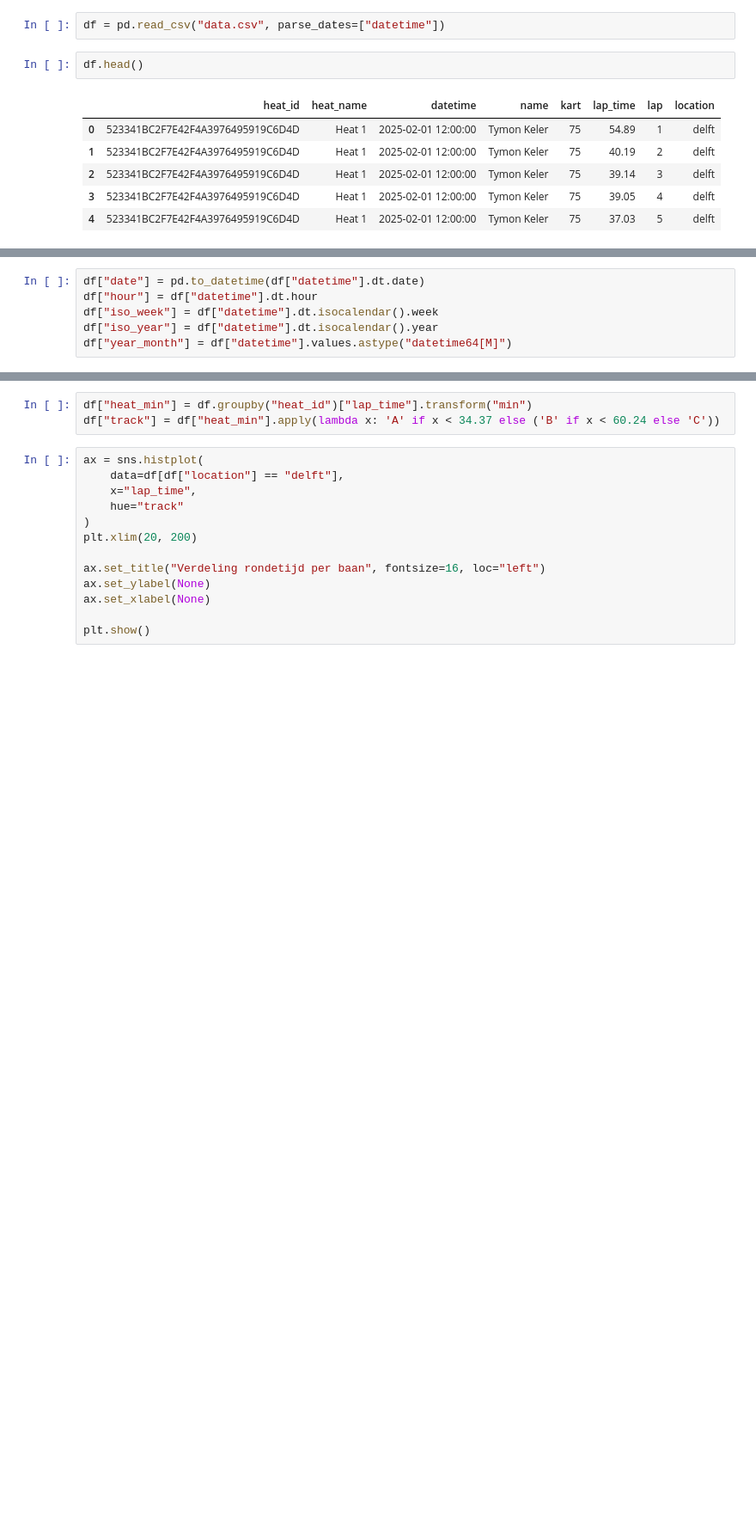
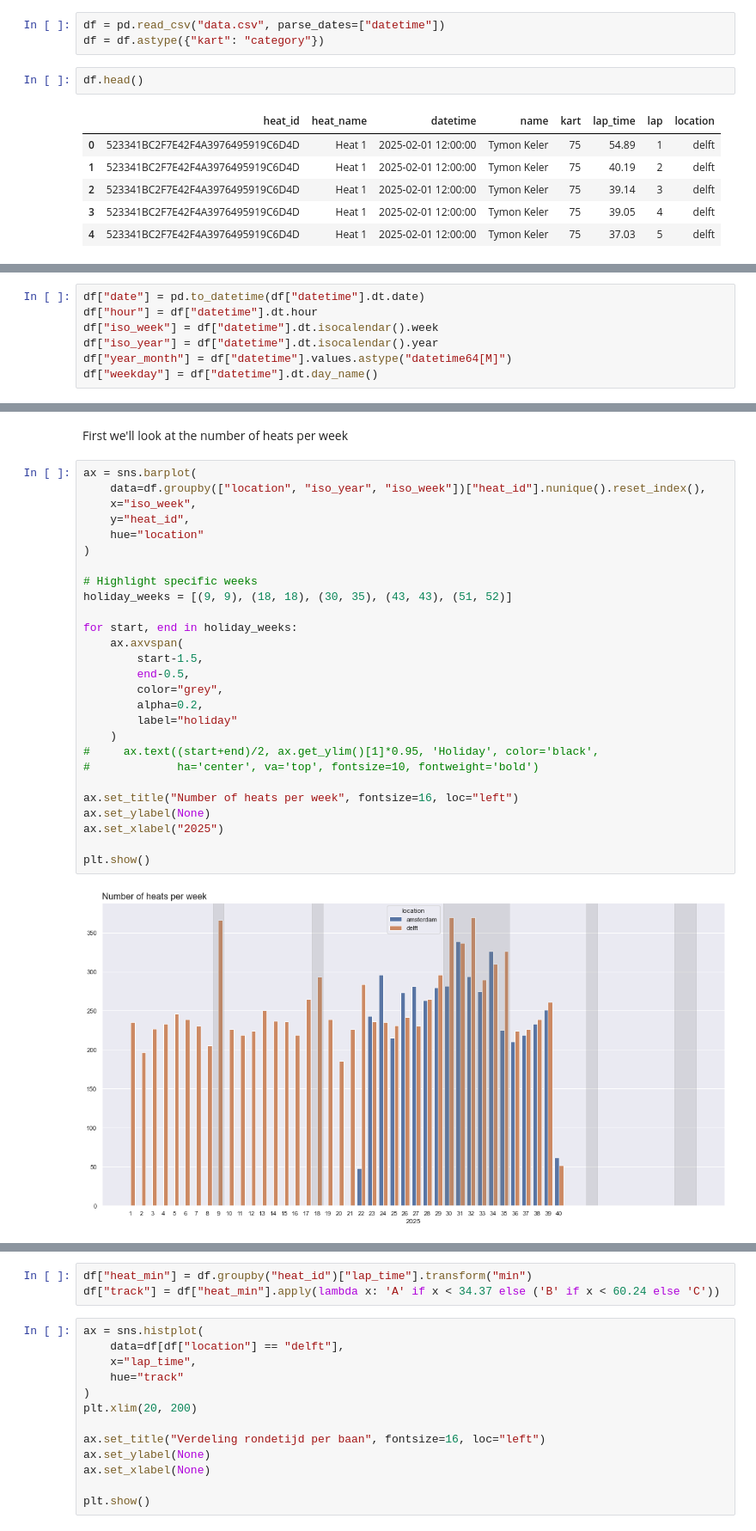
Before and after one commit to danteschrama/kart-lap-times-analysis, a Jupyter notebook: notebooks/data_analytics.ipynb, the cells around one changed output, grey strips where cells are left out. Shown at 86% size. Drawn from its saved outputs; the diff is of its cells as text; blank space fills up the shorter version.

```diff
--- a/notebooks/data_analytics.ipynb
+++ b/notebooks/data_analytics.ipynb
@@ -126,5 +144,6 @@ App:
 # %%
 df = pd.read_csv("data.csv", parse_dates=["datetime"])
+df = df.astype({"kart": "category"})
 # %%
 df.head()
 # %% [output]
@@ -152,3 +171,4 @@ df["hour"] = df["datetime"].dt.hour
 df["iso_week"] = df["datetime"].dt.isocalendar().week
 df["iso_year"] = df["datetime"].dt.isocalendar().year
 df["year_month"] = df["datetime"].values.astype("datetime64[M]")
+df["weekday"] = df["datetime"].dt.day_name()
@@ -154,0 +184,31 @@ df["year_month"] = df["datetime"].values.astype("datetime64[M]")
+# %% [markdown]
+First we'll look at the number of heats per week
+# %%
+ax = sns.barplot(
+    data=df.groupby(["location", "iso_year", "iso_week"])["heat_id"].nunique().reset_index(),
+    x="iso_week",
+    y="heat_id",
+    hue="location"
+)
+
+# Highlight specific weeks
+holiday_weeks = [(9, 9), (18, 18), (30, 35), (43, 43), (51, 52)]
+
+for start, end in holiday_weeks:
+    ax.axvspan(
+        start-1.5,
+        end-0.5,
+        color="grey",
+        alpha=0.2,
+        label="holiday"
+    )
+#     ax.text((start+end)/2, ax.get_ylim()[1]*0.95, 'Holiday', color='black',
+#             ha='center', va='top', fontsize=10, fontweight='bold')
+
+ax.set_title("Number of heats per week", fontsize=16, loc="left")
+ax.set_ylabel(None)
+ax.set_xlabel("2025")
+
+plt.show()
+# %% [output]
+[figure, added]
```
Also changed, not shown: parts of 35 cells of this notebook.
